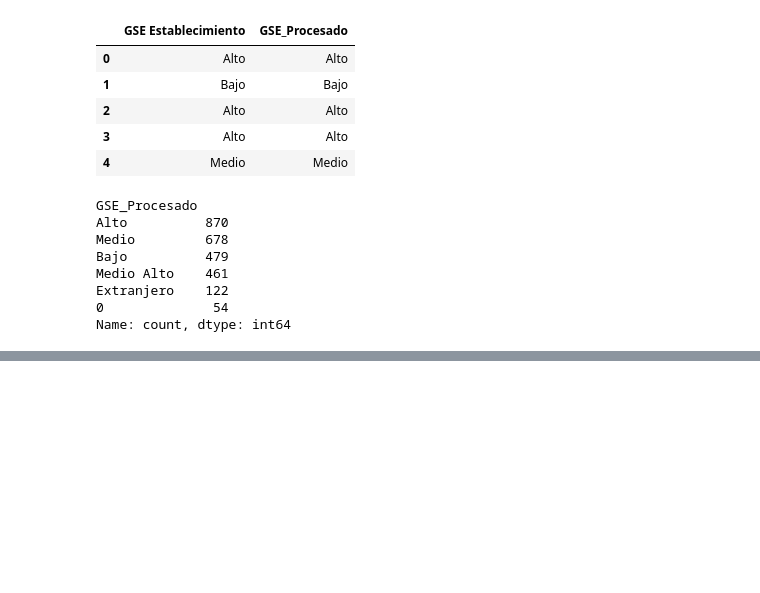
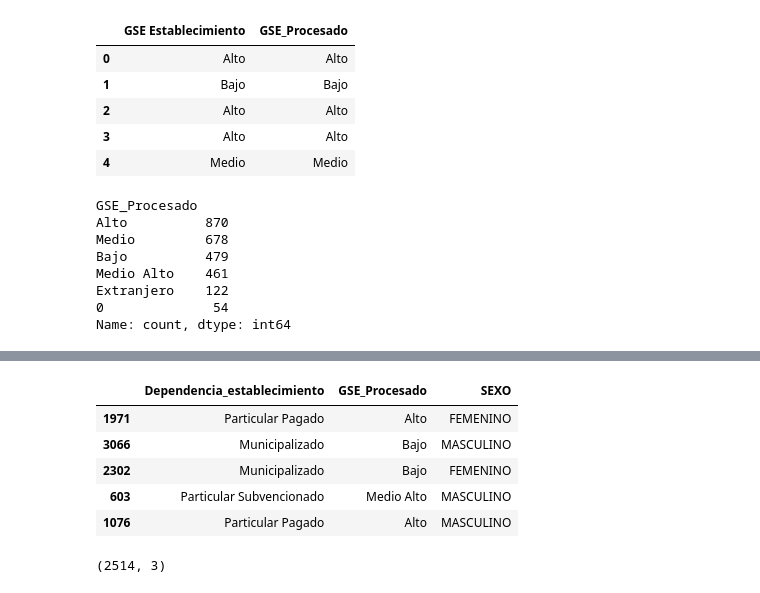
Before and after one commit to RodrigoMolinaAvila/Fondecyt-11241304, a Jupyter notebook: base_maestra/base_maestra_preprocesing.ipynb, the cells around one changed output, grey strips where cells are left out. Cells and saved outputs as stored; diff of their text form; code cells hidden in the pictures; blank space fills up the shorter version.

```diff
--- a/base_maestra/base_maestra_preprocesing.ipynb
+++ b/base_maestra/base_maestra_preprocesing.ipynb
@@ -167,0 +332,13 @@ shap.summary_plot(shap_values, X_test)
+# %%
+X_train.head(5)
+# %% [output]
+|  | Dependencia_establecimiento | GSE_Procesado | SEXO |
+| 1971 | Particular Pagado | Alto | FEMENINO |
+| 3066 | Municipalizado | Bajo | MASCULINO |
+| 2302 | Municipalizado | Bajo | FEMENINO |
+| 603 | Particular Subvencionado | Medio Alto | MASCULINO |
+| 1076 | Particular Pagado | Alto | MASCULINO |
+# %%
+X_train.shape
+# %% [output]
+(2514, 3)
```
Also changed, not shown: parts of 24 cells of this notebook.
